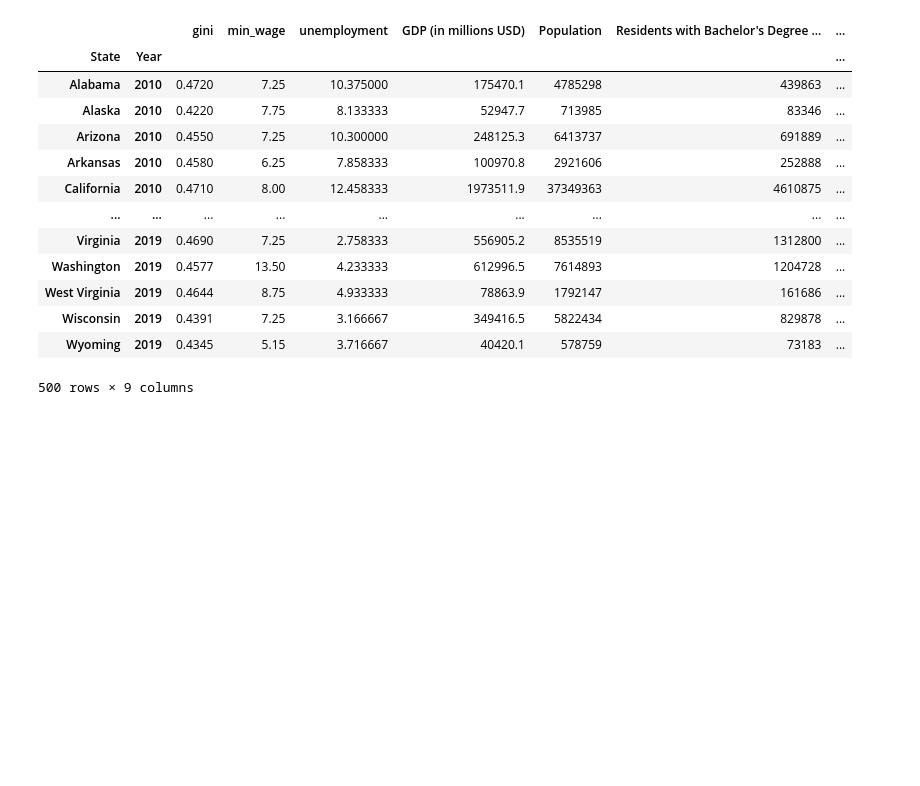
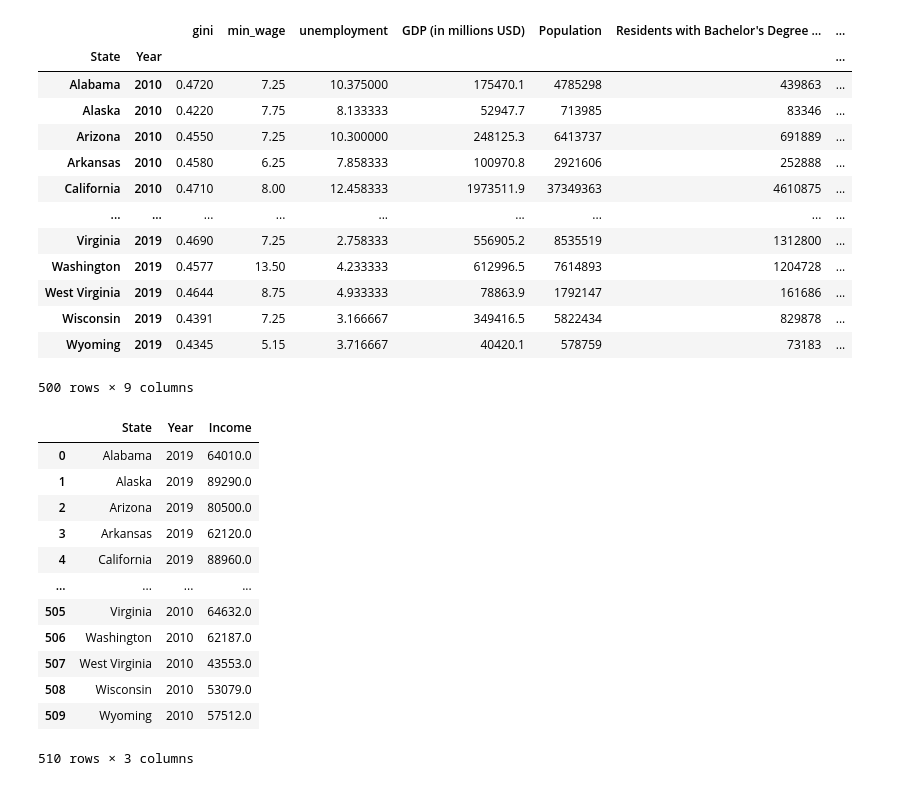
Before and after one commit to harshil0217/CMSE_Min_Wage_Project, a Jupyter notebook: Data/state_compiled.ipynb, the cells around one changed output. Saved outputs shown, nothing was run; the diff lists cells and outputs as text; code cells hidden in the pictures; blank space fills up the shorter version.

Commit message:
Added adjusted and unadjusted income per household

```diff
--- a/Data/state_compiled.ipynb
+++ b/Data/state_compiled.ipynb
@@ -350,3 +352,24 @@ state_econ
 | Wisconsin | 2019 | 0.4391 | 7.25 | 3.166667 | 349416.5 | 5822434 | 829878 | ... |
 | Wyoming | 2019 | 0.4345 | 5.15 | 3.716667 | 40420.1 | 578759 | 73183 | ... |
 500 rows × 9 columns
+# %%
+state_econ = merge_data("Household/Adjusted.csv",state_econ)
+#house = pd.read_csv("Household/Adjusted.csv")
+
+#house = house.dropna()
+#house
+#state_econ
+# %% [output]
+|  | State | Year | Income |
+| 0 | Alabama | 2019 | 64010.0 |
+| 1 | Alaska | 2019 | 89290.0 |
+| 2 | Arizona | 2019 | 80500.0 |
+| 3 | Arkansas | 2019 | 62120.0 |
+| 4 | California | 2019 | 88960.0 |
+| ... | ... | ... | ... |
+| 505 | Virginia | 2010 | 64632.0 |
+| 506 | Washington | 2010 | 62187.0 |
+| 507 | West Virginia | 2010 | 43553.0 |
+| 508 | Wisconsin | 2010 | 53079.0 |
+| 509 | Wyoming | 2010 | 57512.0 |
+510 rows × 3 columns
```
Also changed, not shown: parts of 2 cells of this notebook, 1 other file.
